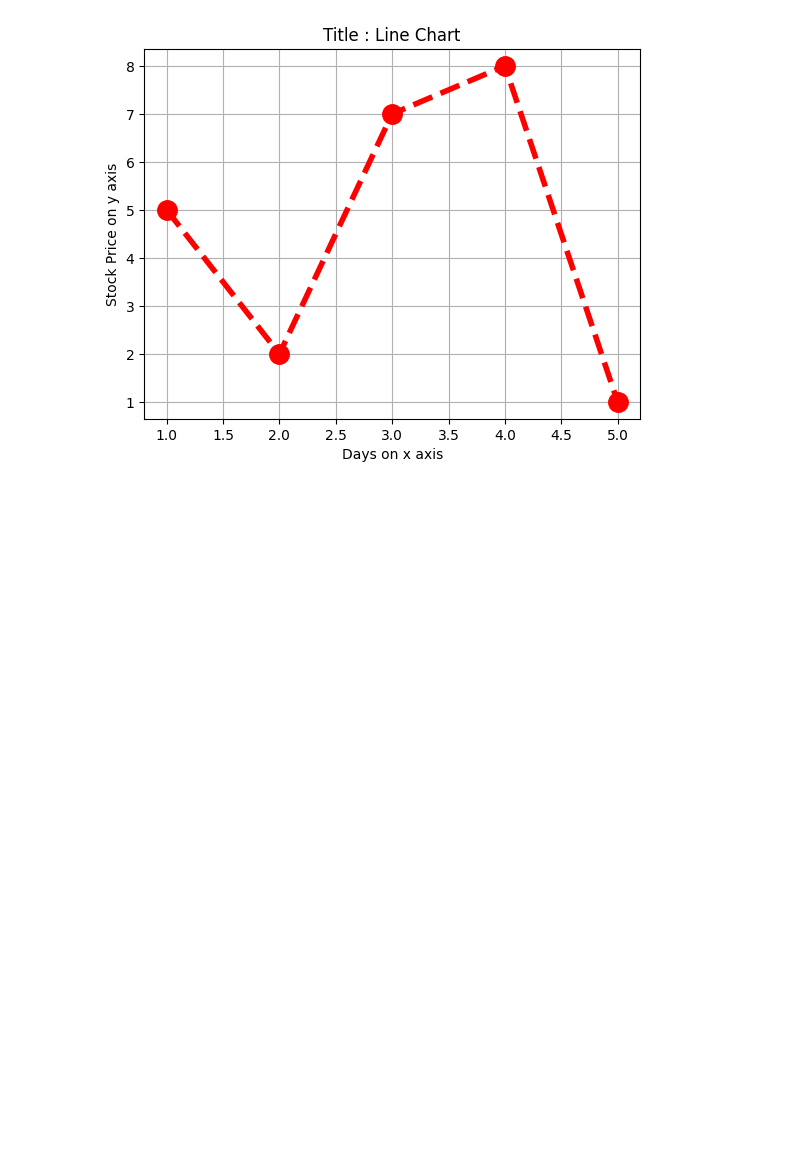
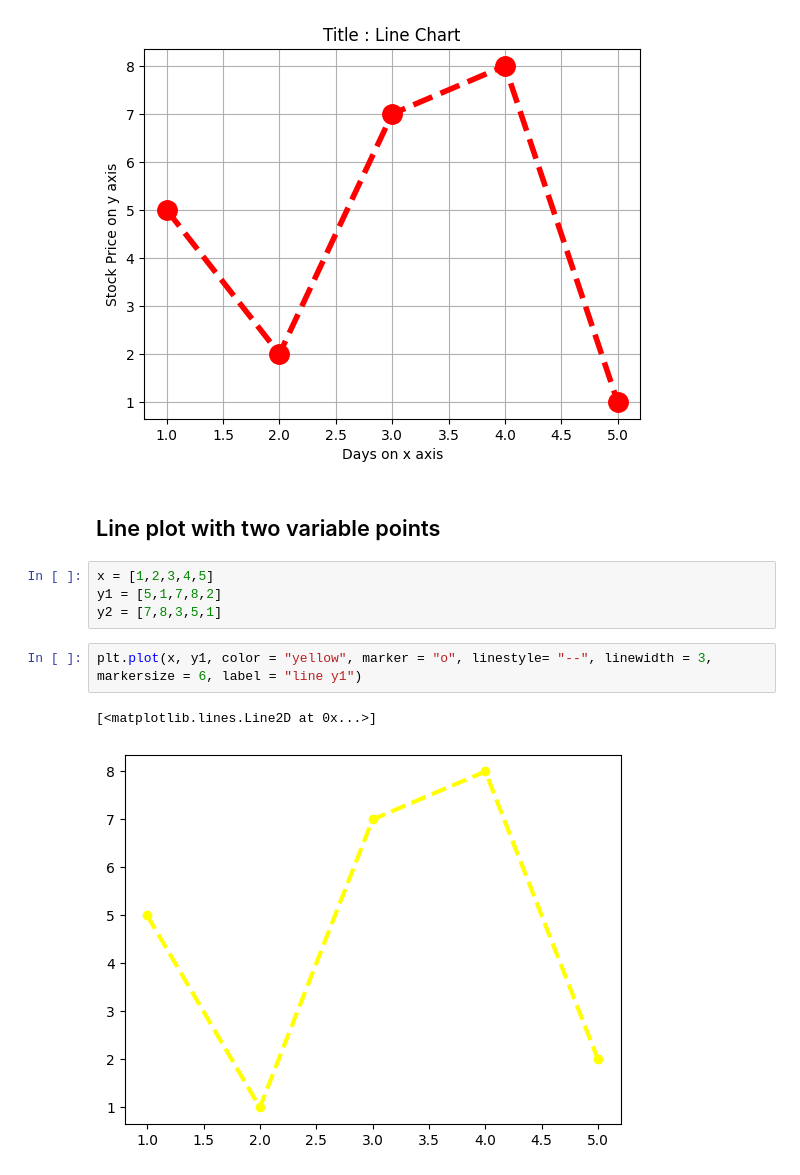
Before and after one commit to prA-G/DailyPythonNotes, a Jupyter notebook: 20_Matplotlib.ipynb, the cells around one changed output. Drawn from its saved outputs; the diff is of its cells as text; blank space fills up the shorter version.

Commit message:
Multiple Plotting on same page

```diff
--- a/20_Matplotlib.ipynb
+++ b/20_Matplotlib.ipynb
@@ -317,3 +317,14 @@ plt.ylabel("Stock Price on y axis")
 plt.grid()
 # %% [output]
 [figure]
+# %% [markdown]
+## Line plot with two variable points
+# %%
+x = [1,2,3,4,5]
+y1 = [5,1,7,8,2]
+y2 = [7,8,3,5,1]
+# %%
+plt.plot(x, y1, color = "yellow", marker = "o", linestyle= "--", linewidth = 3, markersize = 6, label = "line y1")
+# %% [output]
+[<matplotlib.lines.Line2D at 0x...>]
+[figure, added]
```
Also changed, not shown: parts of 12 cells of this notebook.
